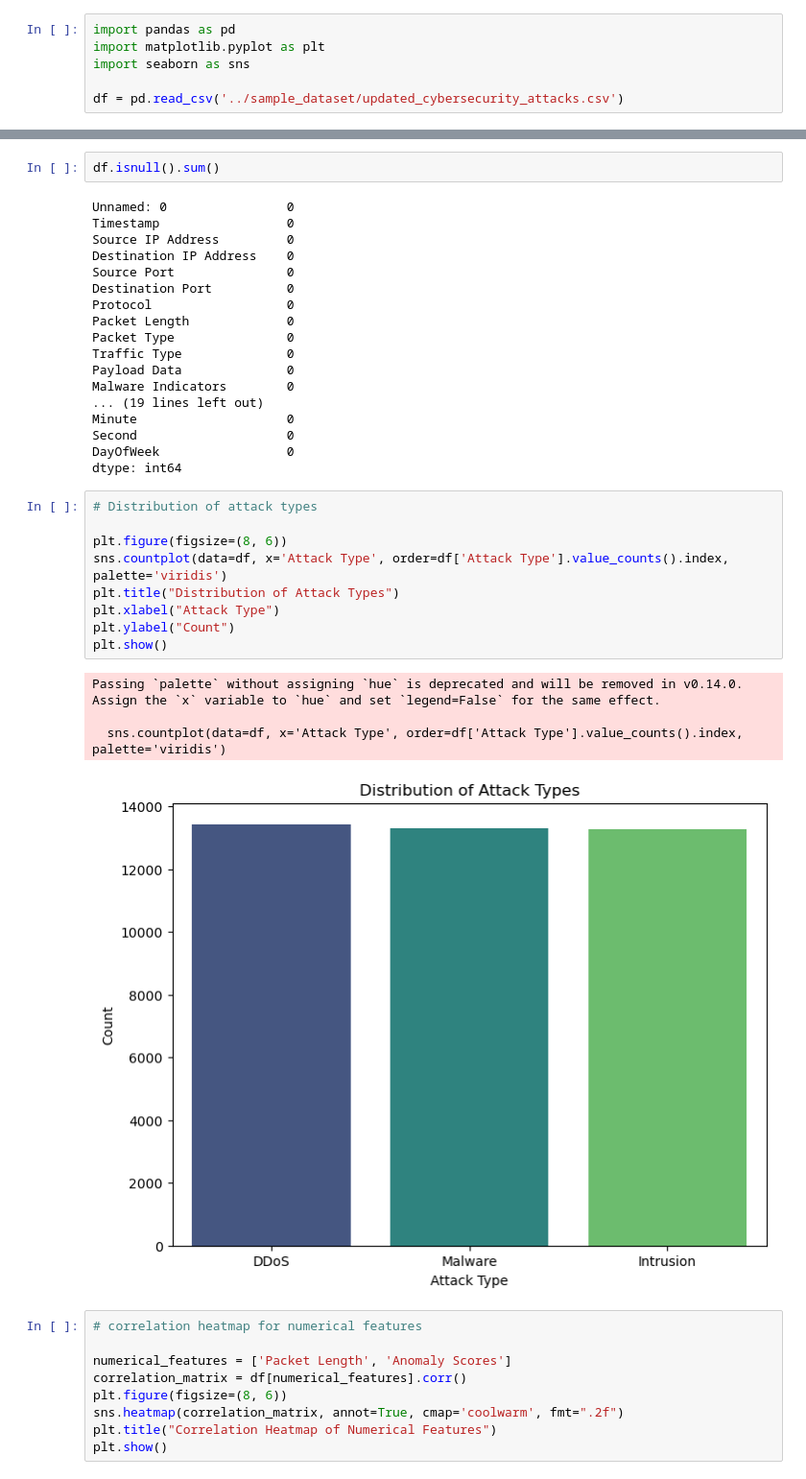
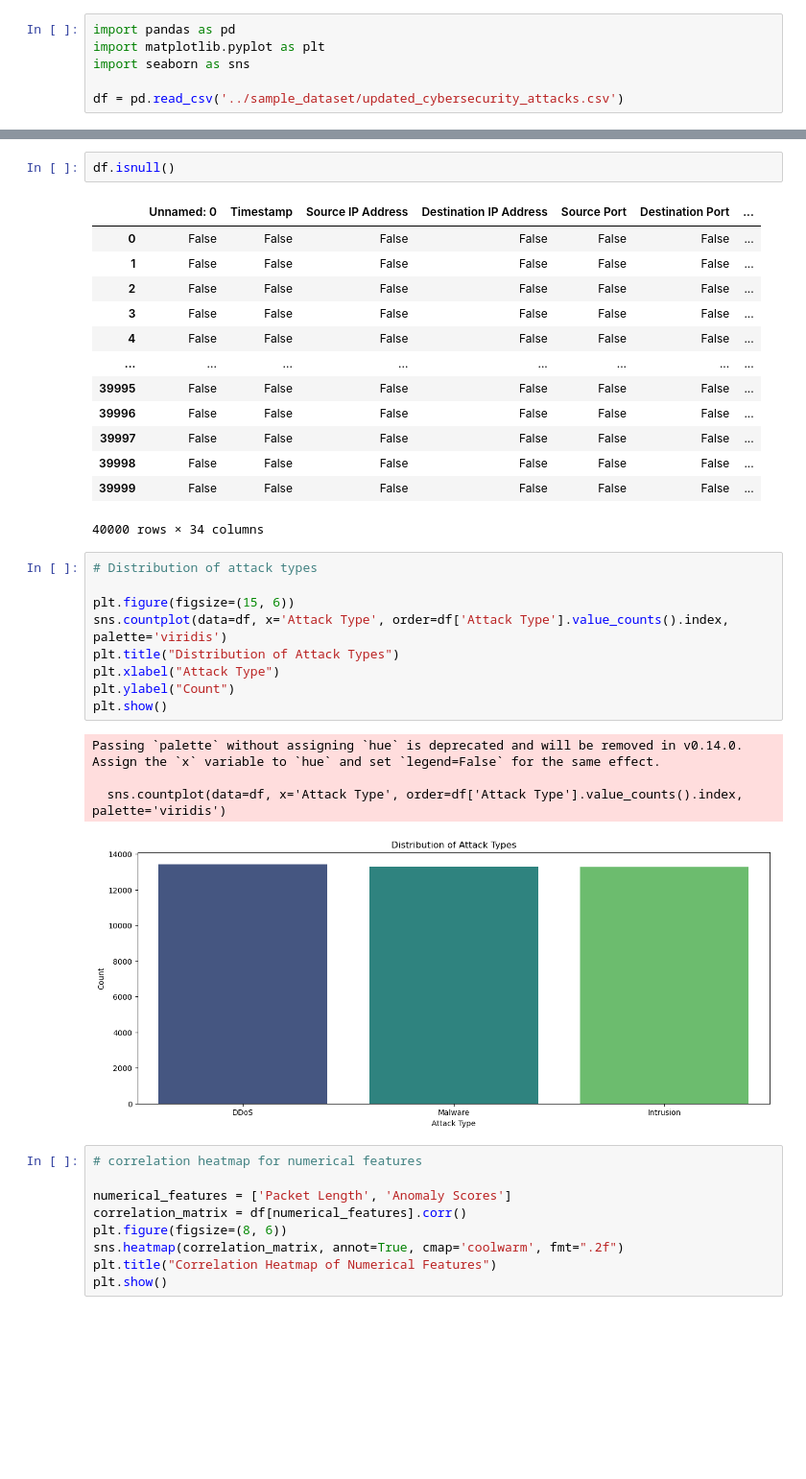
Before and after one commit to muzeb/Mujib-Khan-Code, a Jupyter notebook: source_code/new code file.ipynb, the cells around one changed output, grey strips where cells are left out. Shown: that part at 96% size. Cells and saved outputs as stored; diff of their text form; blank space fills up the shorter version.

```diff
--- a/source_code/new code file.ipynb
+++ b/source_code/new code file.ipynb
@@ -45,39 +28,35 @@ df.describe()
 | 75% | 29999.25000 | 48928.250000 | 49287.000000 | 1143.000000 | 75.030000 | 2022.000000 | 9.000000 | 23.000000 | ... |
 | max | 39999.00000 | 65530.000000 | 65535.000000 | 1500.000000 | 100.000000 | 2023.000000 | 12.000000 | 31.000000 | ... |
 # %%
-df.isnull().sum()
+df.isnull()
 # %% [output]
+|  | Unnamed: 0 | Timestamp | Source IP Address | Destination IP Address | Source Port | Destination Port | ... |
+| 0 | False | False | False | False | False | False | ... |
+| 1 | False | False | False | False | False | False | ... |
+| 2 | False | False | False | False | False | False | ... |
+| 3 | False | False | False | False | False | False | ... |
+| 4 | False | False | False | False | False | False | ... |
+| ... | ... | ... | ... | ... | ... | ... | ... |
+| 39995 | False | False | False | False | False | False | ... |
+| 39996 | False | False | False | False | False | False | ... |
+| 39997 | False | False | False | False | False | False | ... |
+| 39998 | False | False | False | False | False | False | ... |
+| 39999 | False | False | False | False | False | False | ... |
-Unnamed: 0                0
-Timestamp                 0
-Source IP Address         0
-Destination IP Address    0
-Source Port               0
-Destination Port          0
-Protocol                  0
-Packet Length             0
-Packet Type               0
-Traffic Type              0
-Payload Data              0
-Malware Indicators        0
-... (19 lines left out)
-Minute                    0
-Second                    0
-DayOfWeek                 0
-dtype: int64
+40000 rows × 34 columns
 # %%
 # Distribution of attack types
 
-plt.figure(figsize=(8, 6))
+plt.figure(figsize=(15, 6))
 sns.countplot(data=df, x='Attack Type', order=df['Attack Type'].value_counts().index, palette='viridis')
 plt.title("Distribution of Attack Types")
 plt.xlabel("Attack Type")
 plt.ylabel("Count")
 plt.show()
 # %% [output]
 Passing `palette` without assigning `hue` is deprecated and will be removed in v0.14.0. Assign the `x` variable to `hue` and set `legend=False` for the same effect.
 
   sns.countplot(data=df, x='Attack Type', order=df['Attack Type'].value_counts().index, palette='viridis')
-[figure, old version]
+[figure, new version]
 # %%
 # correlation heatmap for numerical features
 
```
Also changed, not shown: parts of 4 cells of this notebook, 2 other files.
